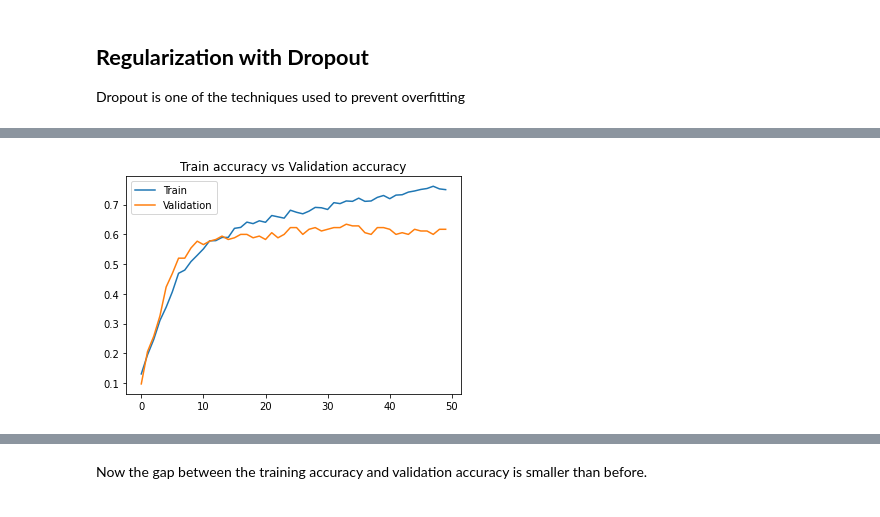
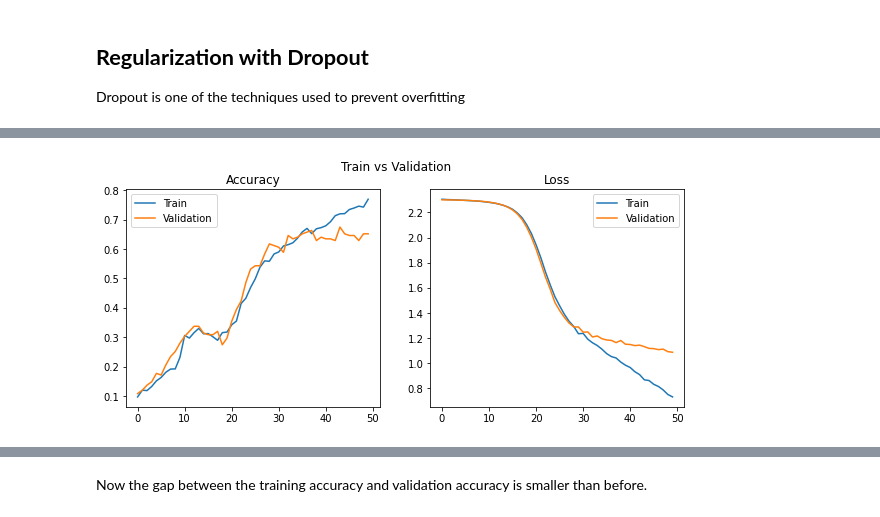
Before and after one commit to biodatlab/deep-learning-skooldio, a Jupyter notebook: 03_handwritten_recognition_explore.ipynb, the cells around one changed output, grey strips where cells are left out. Drawn from its saved outputs; the diff is of its cells as text; code cells hidden in the pictures.

```diff
--- a/03_handwritten_recognition_explore.ipynb
+++ b/03_handwritten_recognition_explore.ipynb
@@ -211,0 +201,15 @@ plt.show()
+# %%
+def plot_graph(history):
+    fig, (ax1, ax2) = plt.subplots(1, 2)
+    fig.set_figwidth(10)
+    fig.suptitle("Train vs Validation")
+    ax1.plot(history["train_acc"], label="Train")
+    ax1.plot(history["val_acc"], label="Validation")
+    ax1.legend()
+    ax1.set_title("Accuracy")
+
+    ax2.plot(history["train_loss"], label="Train")
+    ax2.plot(history["val_loss"], label="Validation")
+    ax2.legend()
+    ax2.set_title("Loss")
+    fig.show()
@@ -365,17 +363,22 @@ Dropout is one of the techniques used to prevent overfitting
 class DropoutThaiDigit(nn.Module):
     def __init__(self):
         super(DropoutThaiDigit, self).__init__()
-        self.fc1 = nn.Linear(28 * 28, 100)
-        self.fc2 = nn.Linear(100, 10)
-        self.dropout = nn.Dropout(0.25)
+        self.layers = nn.Sequential(
+            nn.Linear(28*28, 392),
+            nn.ReLU(),
+            nn.Dropout(0.1),
+            nn.Linear(392, 196),
+            nn.ReLU(),
+            nn.Dropout(0.1),
+            nn.Linear(196, 98),
+            nn.ReLU(),
+            nn.Dropout(0.1),
+            nn.Linear(98, 10),
+        )
 
     def forward(self, x):
         x = x.view(-1, 28 * 28)
-        x = self.fc1(x)
-        x = F.relu(x)
-        x = self.dropout(x)
-        x = self.fc2(x)
-        return x
+        return self.layers(x)
 # %%
 n_epochs = 50
 drop_model = DropoutThaiDigit()  # Initialize a model
@@ -421,9 +411,4 @@ Accuracy: 61.71%
 # %%
-# Plot the training accuracy and validation accuracy
-plt.plot(drop_model_history["train_acc"], label="Train")
-plt.plot(drop_model_history["val_acc"], label="Validation")
-plt.legend()
-plt.title("Train accuracy vs Validation accuracy")
-plt.show()
+plot_graph(drop_model_history)
 # %% [output]
-[figure, old version]
+[figure, new version]
```
Also changed, not shown: parts of 21 cells of this notebook.
